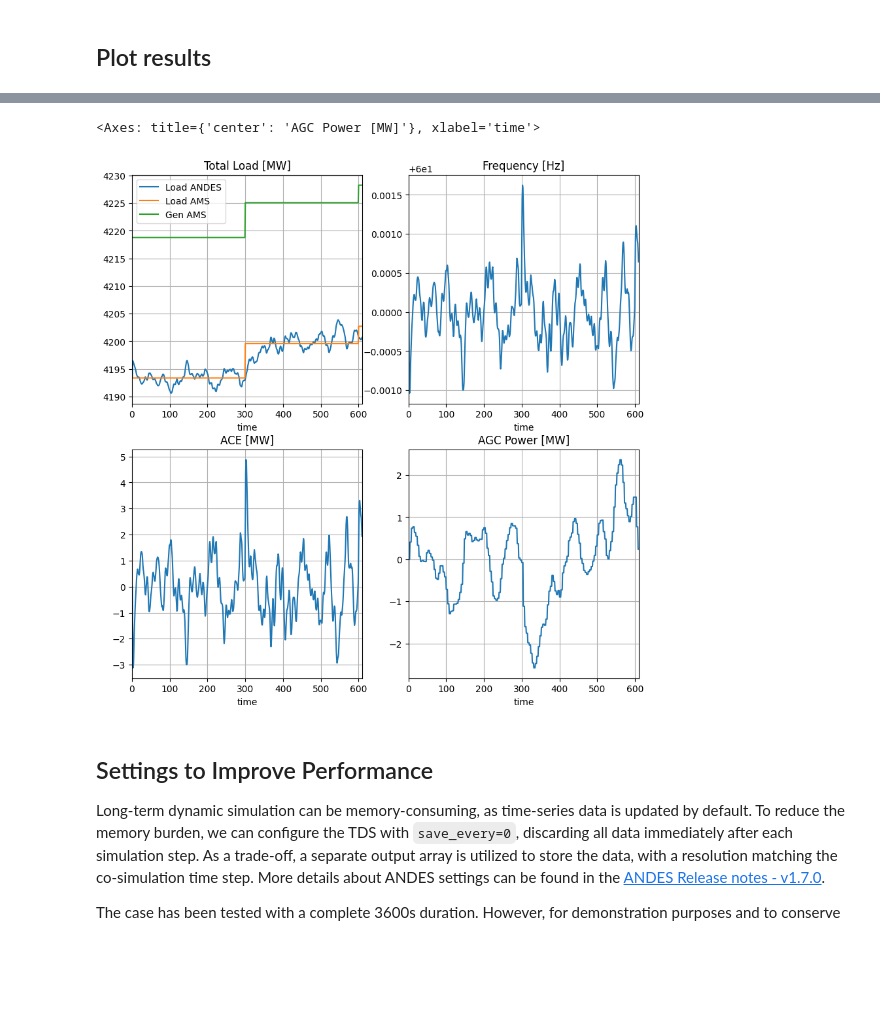
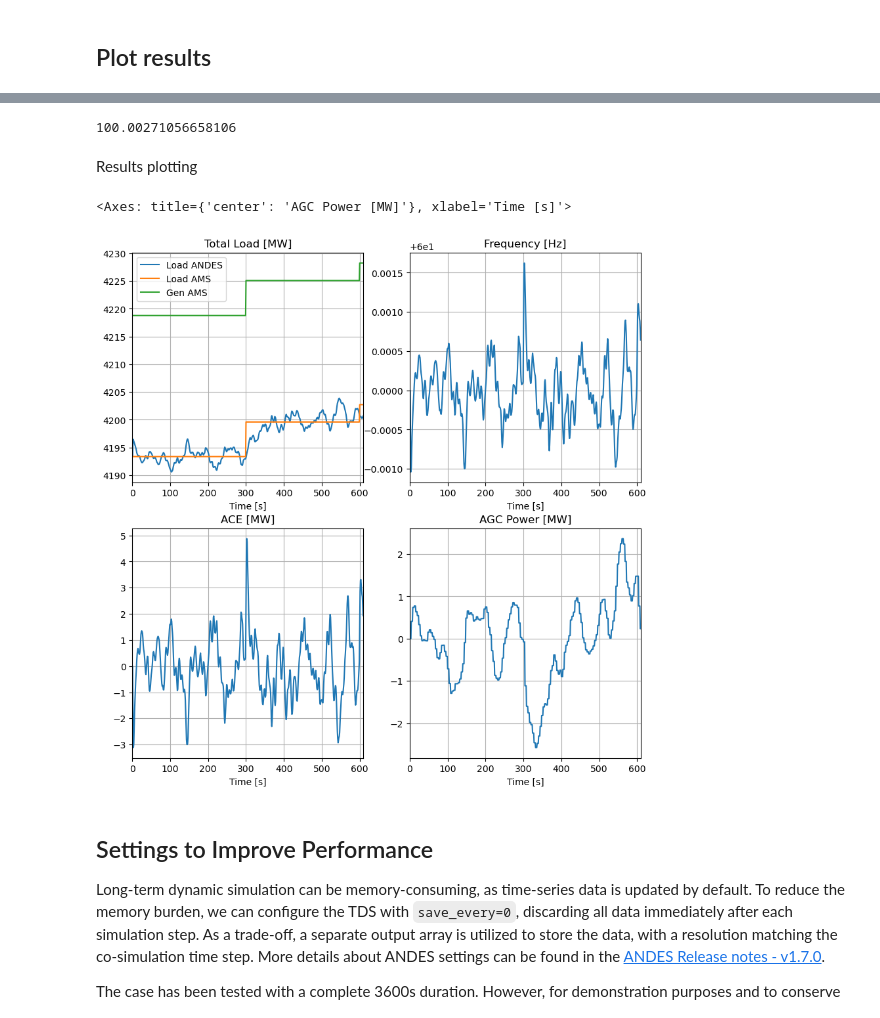
Before and after one commit to CURENT/ams, a Jupyter notebook: examples/demonstration/demo_AGC.ipynb, the cells around one changed output, grey strips where cells are left out. Drawn from its saved outputs; the diff is of its cells as text; code cells hidden in the pictures; blank space fills up the shorter version.

```diff
--- a/examples/demonstration/demo_AGC.ipynb
+++ b/examples/demonstration/demo_AGC.ipynb
@@ -478,0 +477,10 @@ outdf_plt[mva_cols] *= sa.config.mva
+# %%
+outdf_plt = outdf.copy()
+
+# scale to nominal values
+outdf_plt['freq'] *= sa.config.freq
+mva_cols = ['pd_andes', 'pd_ams', 'pg_ams', 'ACE', 'AGC']
+outdf_plt[mva_cols] *= sa.config.mva
+
+# calculate frequency deviation
+outdf_plt['fd'] = outdf_plt['freq'] - sa.config.freq
@@ -479,30 +493,64 @@ outdf_plt[mva_cols] *= sa.config.mva
+# %%
+def cm_avg(x):
+    """
+    Clock minute average
+
+    Parameters
+    ----------
+    x : pd.Series
+        Input time series, index is time in seconds.
+
+    Returns
+    -------
+    float
+        Clock minute average of the time series.
+    """
+    return np.sum(x) / len(x)
+
+eps = outdf_plt['fd'].mean()
+bias = sa.ACEc.bias.v[0]
+
+df_cm = cm_avg(outdf_plt['fd'])
+ace_cm = cm_avg(outdf_plt['ACE'] / (10 * bias))
+cf_cm = df_cm * ace_cm
+cf = cf_cm / np.square(eps)
+cps1 = (2 - cf) * 100
+cps1
+# %% [output]
+100.00271056658106
+# %% [markdown]
+Results plotting
 # %%
 fig, ax = plt.subplots(2, 2, figsize=(10, 10), dpi=100)
 
 outdf_plt.plot(x='time', y='pd_andes', ax=ax[0, 0],
                title='Total Load [MW]',
                xlim=[0, total_time],
                legend=True, label='Load ANDES')
 outdf_plt.plot(x='time', y='pd_ams', ax=ax[0, 0],
                legend=True, label='Load AMS')
 outdf_plt.plot(x='time', y='pg_ams', ax=ax[0, 0],
                grid=True,
-               legend=True, label='Gen AMS')
+               legend=True, label='Gen AMS',
+               xlabel='Time [s]')
 
 outdf_plt.plot(x='time', y='freq', ax=ax[0, 1],
                title='Frequency [Hz]', grid=True,
-               xlim=[0, total_time], legend=False)
+               xlim=[0, total_time], legend=False,
+               xlabel='Time [s]')
 
 outdf_plt.plot(x='time', y='ACE', ax=ax[1, 0],
                title='ACE [MW]', grid=True,
-               xlim=[0, total_time], legend=False)
+               xlim=[0, total_time], legend=False,
+               xlabel='Time [s]')
 
 outdf_plt.plot(x='time', y='AGC', ax=ax[1, 1],
                title='AGC Power [MW]', grid=True,
-               xlim=[0, total_time], legend=False)
+               xlim=[0, total_time], legend=False,
+               xlabel='Time [s]')
 # %% [output]
-<Axes: title={'center': 'AGC Power [MW]'}, xlabel='time'>
+<Axes: title={'center': 'AGC Power [MW]'}, xlabel='Time [s]'>
-[figure, old version]
+[figure, new version]
 # %% [markdown]
 ## Settings to Improve Performance
 
```
Also changed, not shown: parts of 9 cells of this notebook.
